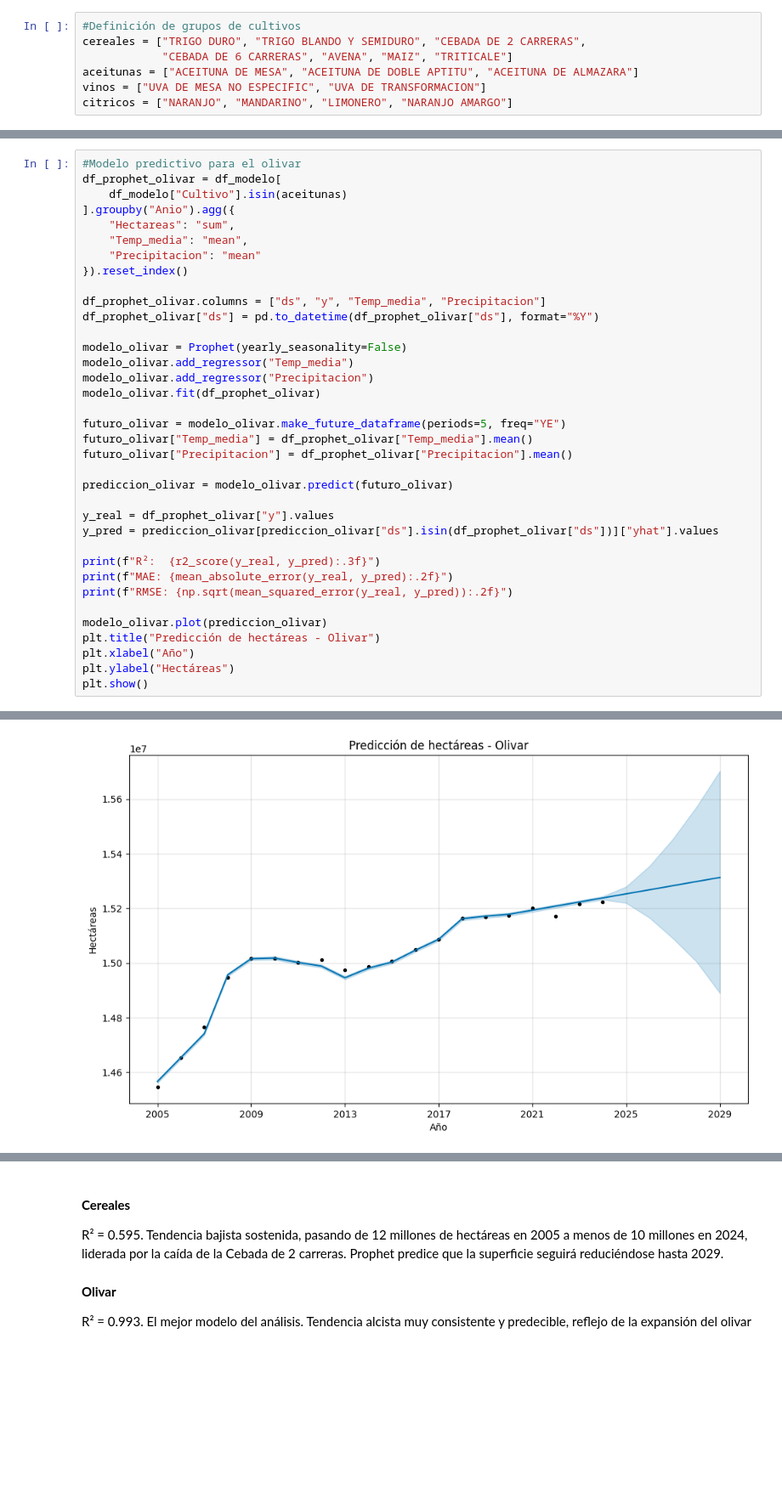
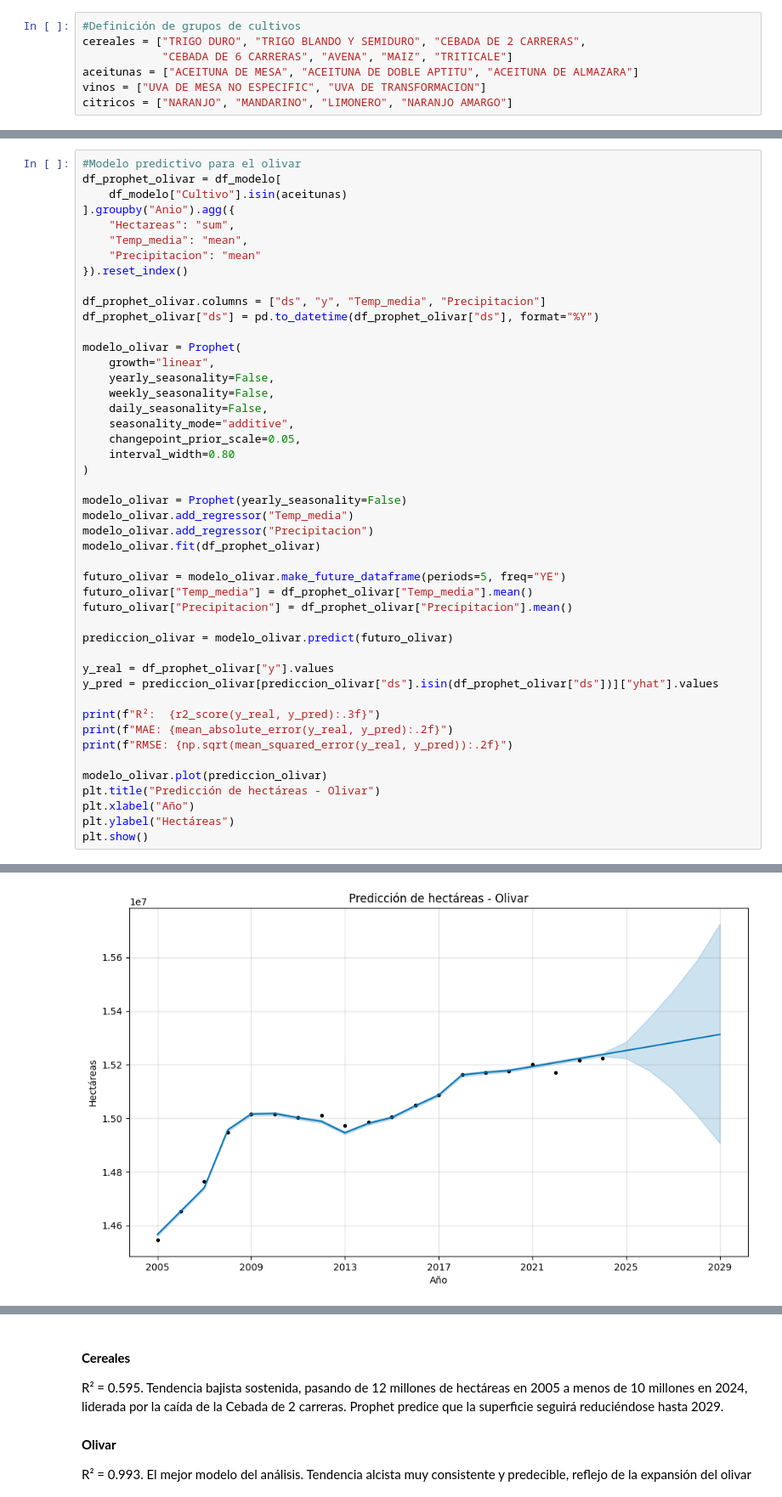
Before and after one commit to RosaSierr0609/Impacto-del-clima-en-la-agricultura-, a Jupyter notebook: 4. Machine Learning.ipynb, the cells around one changed output, grey strips where cells are left out. Shown at 85% size. Saved outputs shown, nothing was run; the diff lists cells and outputs as text; blank space fills up the shorter version.

Commit message:
Comprobación notebook ML
Reviso que el modelo esté correcto y añado algunos parámetros

```diff
--- a/4. Machine Learning.ipynb
+++ b/4. Machine Learning.ipynb
@@ -94,6 +104,16 @@ df_prophet_olivar = df_modelo[
 
 df_prophet_olivar.columns = ["ds", "y", "Temp_media", "Precipitacion"]
 df_prophet_olivar["ds"] = pd.to_datetime(df_prophet_olivar["ds"], format="%Y")
+
+modelo_olivar = Prophet(
+    growth="linear",
+    yearly_seasonality=False,
+    weekly_seasonality=False,
+    daily_seasonality=False,
+    seasonality_mode="additive",
+    changepoint_prior_scale=0.05,
+    interval_width=0.80
+)
 
 modelo_olivar = Prophet(yearly_seasonality=False)
 modelo_olivar.add_regressor("Temp_media")
@@ -124,7 +144,7 @@ plt.show()
 R²:  0.993
 MAE: 9777.73
 RMSE: 14483.51
-[figure, old version]
+[figure, new version]
 # %%
 #Modelo predictivo para los viñedo
 df_prophet_vino = df_modelo[
```
Also changed, not shown: parts of 4 cells of this notebook, 1 other file.
